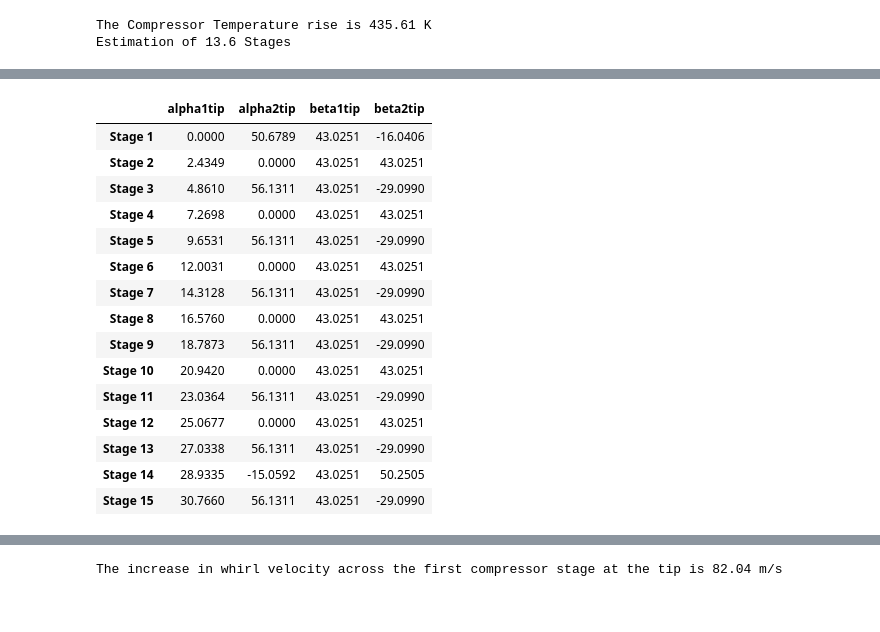
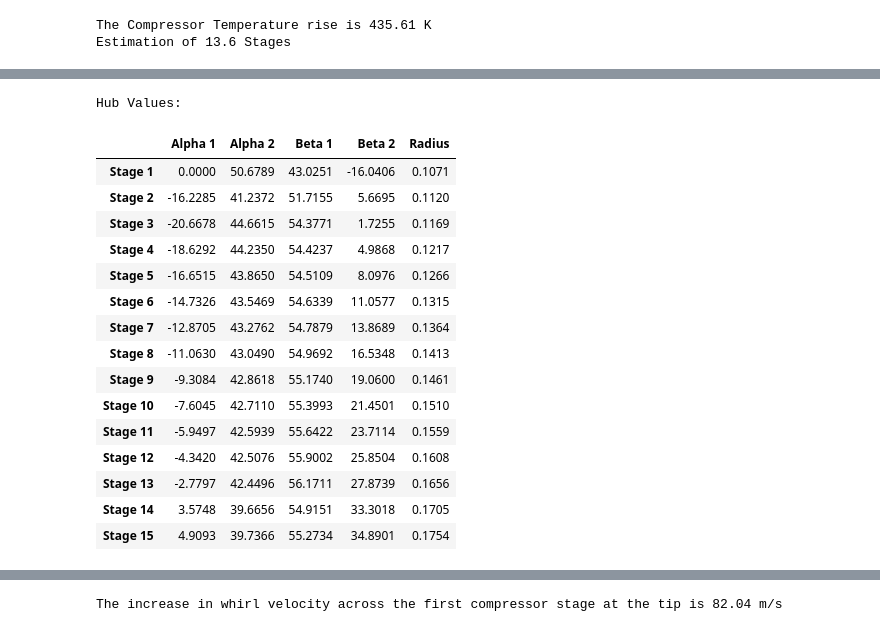
Before and after one commit to kavourbm/AEEM4063-Team15, a Jupyter notebook: Project 2/Compressor.ipynb, the cells around one changed output, grey strips where cells are left out. Drawn from its saved outputs; the diff is of its cells as text; code cells hidden in the pictures.

```diff
--- a/Project 2/Compressor.ipynb
+++ b/Project 2/Compressor.ipynb
@@ -299,6 +304,8 @@ deltato2 = (compstagrise-(deltato1*4))/(stageactual-4)
 # for stageactual - 4 stages
 
 lambcomp = 0.98
+
+DOR = 0.7
 
 Cwtprev = 0 # m/s
 Cwmprev = 0 # m/s
@@ -318,11 +325,15 @@ while i < stageactual:
     Uhstage = 2*np.pi*rhstage*Nmain
 
     Cwt = deltawhirlt - Cwtprev
-
-    stagebeta1tip = np.degrees(np.arctan(Utcomp/Ca))
-    stagebeta2tip = np.degrees(np.arctan((Utcomp-Cwt)/Ca))
+    if i == 0:
+        stagebeta1tip = np.degrees(np.arctan(Utcomp/Ca))
+        stagebeta2tip = np.degrees(np.arctan((Utcomp-Cwt)/Ca))
+        stagealpha2tip = np.degrees(np.arctan((Cwt)/Ca))
+    else:
+        stagebeta1tip = np.degrees(np.arctan(0.5*(((stagedeltaTo*1.005*1000)/(lambcomp*Utstage*Ca))+((2*Utstage*DOR)/(Ca)))))
+        stagebeta2tip = np.degrees(np.arctan(((2*Utstage*DOR)/(Ca))-np.tan(np.radians(stagebeta1tip))))
+        stagealpha2tip = np.degrees(np.arctan((Utstage/Ca)-np.tan(np.radians(stagebeta2tip))))
     stagealpha1tip = np.degrees(np.arctan((Utstage/Ca)-np.tan(np.radians(stagebeta1tip))))
-    stagealpha2tip = np.degrees(np.arctan((Cwt)/Ca))
 
     dehallert = (np.cos(np.radians(stagebeta1tip)))/(np.cos(np.radians(stagebeta2tip)))
 
@@ -330,21 +341,32 @@ while i < stageactual:
 
     Cwm = deltawhirlm - Cwmprev
 
-    stagebeta1mean = np.degrees(np.arctan(Umcomp/Ca))
-    stagebeta2mean = np.degrees(np.arctan((Umcomp-Cwm)/Ca))
+    if i == 0:
+        stagebeta1mean = np.degrees(np.arctan(Umcomp/Ca))
+        stagebeta2mean = np.degrees(np.arctan((Umcomp-Cwt)/Ca))
+        stagealpha2mean = np.degrees(np.arctan((Cwm)/Ca))
+    else:
+        stagebeta1mean = np.degrees(np.arctan(0.5*(((stagedeltaTo*1.005*1000)/(lambcomp*Umcomp*Ca))+((2*Umcomp*DOR)/(Ca)))))
+        stagebeta2mean = np.degrees(np.arctan(((2*Umcomp*DOR)/(Ca))-np.tan(np.radians(stagebeta1mean))))
+        stagealpha2mean = np.degrees(np.arctan((Umcomp/Ca)-np.tan(np.radians(stagebeta2mean))))
     stagealpha1mean = np.degrees(np.arctan((Umcomp/Ca)-np.tan(np.radians(stagebeta1mean))))
-    stagealpha2mean = np.degrees(np.arctan((Cwm)/Ca))
 
     deltawhirlh = ((1.005*(10**3)*(stagedeltaTo))/(lambcomp*Uhcomp))
 
     Cwh = deltawhirlh - Cwhprev
 
-    stagebeta1hub = np.degrees(np.arctan(Uhcomp/Ca))
-    stagebeta2hub = np.degrees(np.arctan((Uhcomp-Cwh)/Ca))
+    if i == 0:
+        stagebeta1hub = np.degrees(np.arctan(Uhcomp/Ca))
+        stagebeta2hub = np.degrees(np.arctan((Uhcomp-Cwh)/Ca))
+        stagealpha2hub = np.degrees(np.arctan((Cwh)/Ca))
+    else:
+        stagebeta1hub = np.degrees(np.arctan(0.5*(((stagedeltaTo*1.005*1000)/(lambcomp*Uhstage*Ca))+((2*Uhstage*DOR)/(Ca)))))
+        stagebeta2hub = np.degrees(np.arctan(((2*Uhstage*DOR)/(Ca))-np.tan(np.radians(stagebeta1hub))))
+        stagealpha2hub = np.degrees(np.arctan((Uhstage/Ca)-np.tan(np.radians(stagebeta2hub))))
     stagealpha1hub = np.degrees(np.arctan((Uhstage/Ca)-np.tan(np.radians(stagebeta1hub))))
-    stagealpha2hub = np.degrees(np.arctan((Cwh)/Ca))
 
-    stagevals[i,:,:] = np.array([[stagealpha1hub,stagealpha2hub,stagebeta1hub,stagebeta2hub,rtstage,Utstage,Cwh,0,0],[stagealpha1mean,stagealpha2mean,stagebeta1mean,stagebeta2mean,rm,Umcomp,Cwm,0,0],[stagealpha1tip,stagealpha2tip,stagebeta1tip,stagebeta2tip,rhstage,Uhstage,Cwt,0,0]])
+
+    stagevals[i,:,:] = np.array([[stagealpha1hub,stagealpha2hub,stagebeta1hub,stagebeta2hub,rhstage,Uhstage,Cwh,0,0],[stagealpha1mean,stagealpha2mean,stagebeta1mean,stagebeta2mean,rm,Umcomp,Cwm,0,0],[stagealpha1tip,stagealpha2tip,stagebeta1tip,stagebeta2tip,rtstage,Utstage,Cwt,0,0]])
 
     Cwtprev = Cwt
     Cwmprev = Cwm
@@ -352,25 +374,28 @@ while i < stageactual:
 
     i += 1
 # %%
-tabletry = pd.DataFrame({"alpha1tip": stagevals[:,0,0],"alpha2tip": stagevals[:,0,1],"beta1tip": stagevals[:,0,2],"beta2tip": stagevals[:,0,3]})
+print("Hub Values:")
+
+tabletry = pd.DataFrame({"Alpha 1": stagevals[:,0,0],"Alpha 2": stagevals[:,0,1],"Beta 1": stagevals[:,0,2],"Beta 2": stagevals[:,0,3],"Radius": stagevals[:,0,4]})
 
 tabletry.style \
     .format(precision=4) \
     .relabel_index(["Stage 1","Stage 2","Stage 3","Stage 4","Stage 5","Stage 6","Stage 7","Stage 8","Stage 9","Stage 10","Stage 11","Stage 12","Stage 13","Stage 14","Stage 15"],axis=0)
 # %% [output]
+Hub Values:
-|  | alpha1tip | alpha2tip | beta1tip | beta2tip |
-| Stage 1 | 0.0000 | 50.6789 | 43.0251 | -16.0406 |
-| Stage 2 | 2.4349 | 0.0000 | 43.0251 | 43.0251 |
-| Stage 3 | 4.8610 | 56.1311 | 43.0251 | -29.0990 |
-| Stage 4 | 7.2698 | 0.0000 | 43.0251 | 43.0251 |
-| Stage 5 | 9.6531 | 56.1311 | 43.0251 | -29.0990 |
-| Stage 6 | 12.0031 | 0.0000 | 43.0251 | 43.0251 |
-| Stage 7 | 14.3128 | 56.1311 | 43.0251 | -29.0990 |
-| Stage 8 | 16.5760 | 0.0000 | 43.0251 | 43.0251 |
-| Stage 9 | 18.7873 | 56.1311 | 43.0251 | -29.0990 |
-| Stage 10 | 20.9420 | 0.0000 | 43.0251 | 43.0251 |
-| Stage 11 | 23.0364 | 56.1311 | 43.0251 | -29.0990 |
-| Stage 12 | 25.0677 | 0.0000 | 43.0251 | 43.0251 |
-| Stage 13 | 27.0338 | 56.1311 | 43.0251 | -29.0990 |
-| Stage 14 | 28.9335 | -15.0592 | 43.0251 | 50.2505 |
-| Stage 15 | 30.7660 | 56.1311 | 43.0251 | -29.0990 |
+|  | Alpha 1 | Alpha 2 | Beta 1 | Beta 2 | Radius |
+| Stage 1 | 0.0000 | 50.6789 | 43.0251 | -16.0406 | 0.1071 |
+| Stage 2 | -16.2285 | 41.2372 | 51.7155 | 5.6695 | 0.1120 |
+| Stage 3 | -20.6678 | 44.6615 | 54.3771 | 1.7255 | 0.1169 |
+| Stage 4 | -18.6292 | 44.2350 | 54.4237 | 4.9868 | 0.1217 |
+| Stage 5 | -16.6515 | 43.8650 | 54.5109 | 8.0976 | 0.1266 |
+| Stage 6 | -14.7326 | 43.5469 | 54.6339 | 11.0577 | 0.1315 |
+| Stage 7 | -12.8705 | 43.2762 | 54.7879 | 13.8689 | 0.1364 |
+| Stage 8 | -11.0630 | 43.0490 | 54.9692 | 16.5348 | 0.1413 |
+| Stage 9 | -9.3084 | 42.8618 | 55.1740 | 19.0600 | 0.1461 |
+| Stage 10 | -7.6045 | 42.7110 | 55.3993 | 21.4501 | 0.1510 |
+| Stage 11 | -5.9497 | 42.5939 | 55.6422 | 23.7114 | 0.1559 |
+| Stage 12 | -4.3420 | 42.5076 | 55.9002 | 25.8504 | 0.1608 |
+| Stage 13 | -2.7797 | 42.4496 | 56.1711 | 27.8739 | 0.1656 |
+| Stage 14 | 3.5748 | 39.6656 | 54.9151 | 33.3018 | 0.1705 |
+| Stage 15 | 4.9093 | 39.7366 | 55.2734 | 34.8901 | 0.1754 |
```
Also changed, not shown: parts of 4 cells of this notebook.
